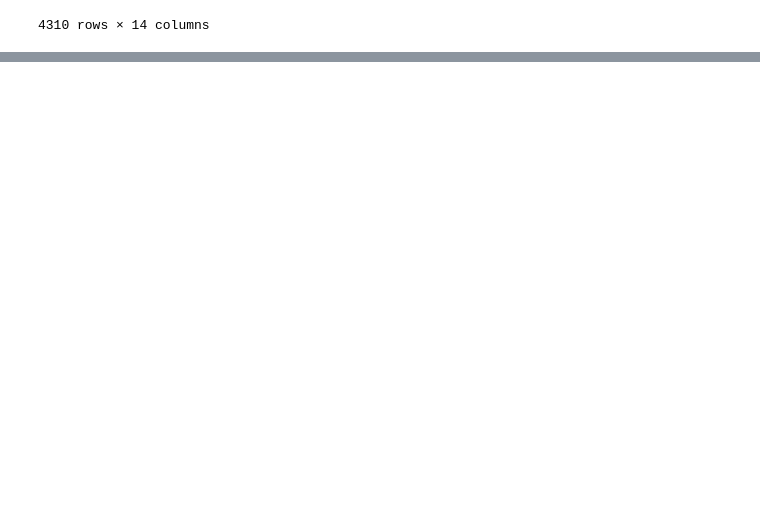
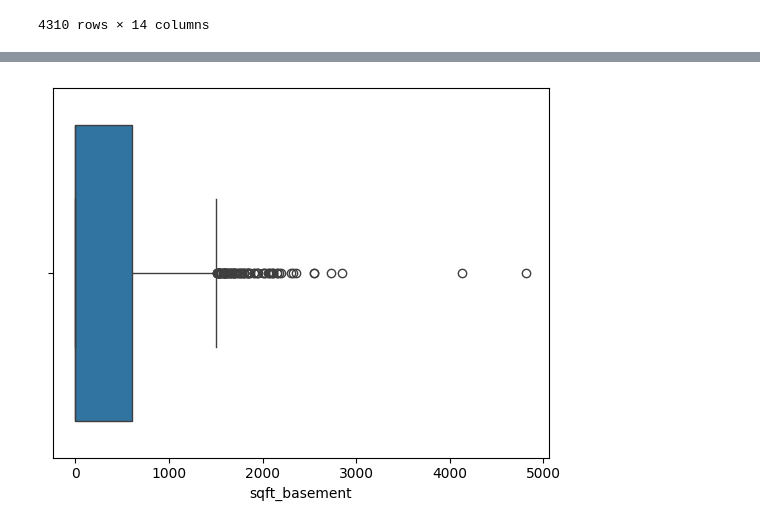
Before and after one commit to baladalintang/balada, a Jupyter notebook: regeresihargarumah.ipynb, the cells around one changed output, grey strips where cells are left out. Drawn from its saved outputs; the diff is of its cells as text; code cells hidden in the pictures; blank space fills up the shorter version.

```diff
--- a/regeresihargarumah.ipynb
+++ b/regeresihargarumah.ipynb
@@ -232,0 +287,4 @@ new_df
+# %%
+sns.boxplot(x=df['sqft_basement']);
+# %% [output]
+[figure, added]
```
Also changed, not shown: parts of 9 cells of this notebook.
